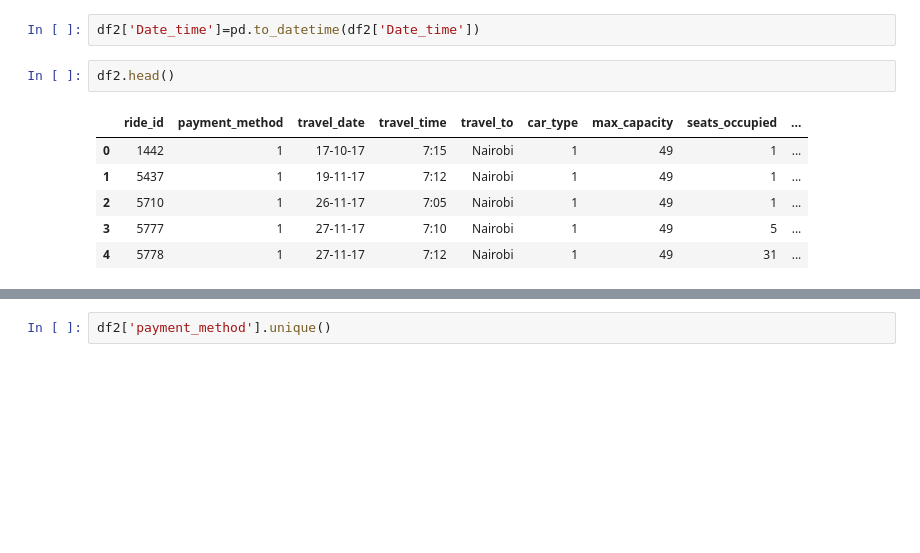
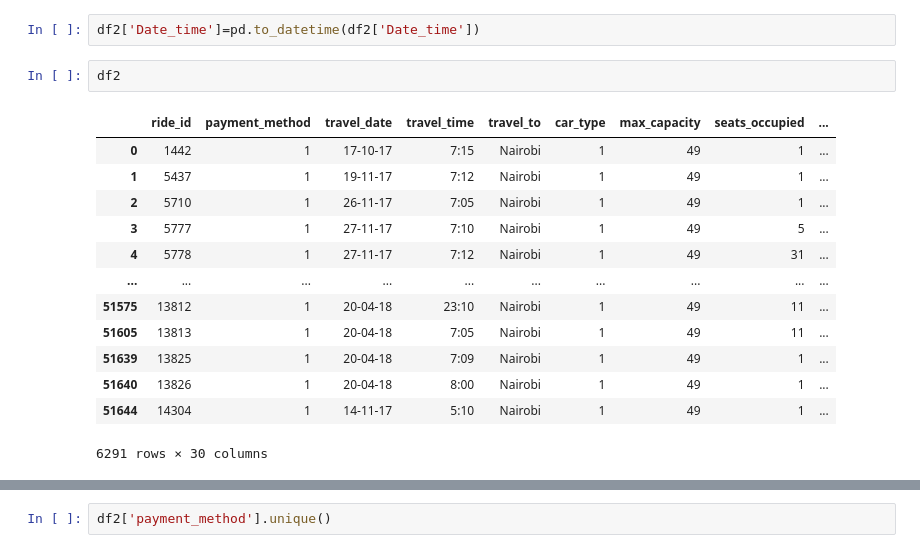
Before and after one commit to shivakumar17/Transport-demand-prediction, a Jupyter notebook: Demand_Prediction_for_Public_Transport_Capstone_Project.ipynb, the cells around one changed output, grey strips where cells are left out. Drawn from its saved outputs; the diff is of its cells as text; blank space fills up the shorter version.

```diff
--- a/Demand_Prediction_for_Public_Transport_Capstone_Project.ipynb
+++ b/Demand_Prediction_for_Public_Transport_Capstone_Project.ipynb
@@ -252,11 +252,18 @@ df2['Date_time']=df2['travel_date']+' '+df2['travel_time']
 # %%
 df2['Date_time']=pd.to_datetime(df2['Date_time'])
 # %%
-df2.head()
+df2
 # %% [output]
 |  | ride_id | payment_method | travel_date | travel_time | travel_to | car_type | max_capacity | seats_occupied | ... |
 | 0 | 1442 | 1 | 17-10-17 | 7:15 | Nairobi | 1 | 49 | 1 | ... |
 | 1 | 5437 | 1 | 19-11-17 | 7:12 | Nairobi | 1 | 49 | 1 | ... |
 | 2 | 5710 | 1 | 26-11-17 | 7:05 | Nairobi | 1 | 49 | 1 | ... |
 | 3 | 5777 | 1 | 27-11-17 | 7:10 | Nairobi | 1 | 49 | 5 | ... |
 | 4 | 5778 | 1 | 27-11-17 | 7:12 | Nairobi | 1 | 49 | 31 | ... |
+| ... | ... | ... | ... | ... | ... | ... | ... | ... | ... |
+| 51575 | 13812 | 1 | 20-04-18 | 23:10 | Nairobi | 1 | 49 | 11 | ... |
+| 51605 | 13813 | 1 | 20-04-18 | 7:05 | Nairobi | 1 | 49 | 11 | ... |
+| 51639 | 13825 | 1 | 20-04-18 | 7:09 | Nairobi | 1 | 49 | 1 | ... |
+| 51640 | 13826 | 1 | 20-04-18 | 8:00 | Nairobi | 1 | 49 | 1 | ... |
+| 51644 | 14304 | 1 | 14-11-17 | 5:10 | Nairobi | 1 | 49 | 1 | ... |
+6291 rows × 30 columns
```
Also changed, not shown: parts of 6 cells of this notebook.
